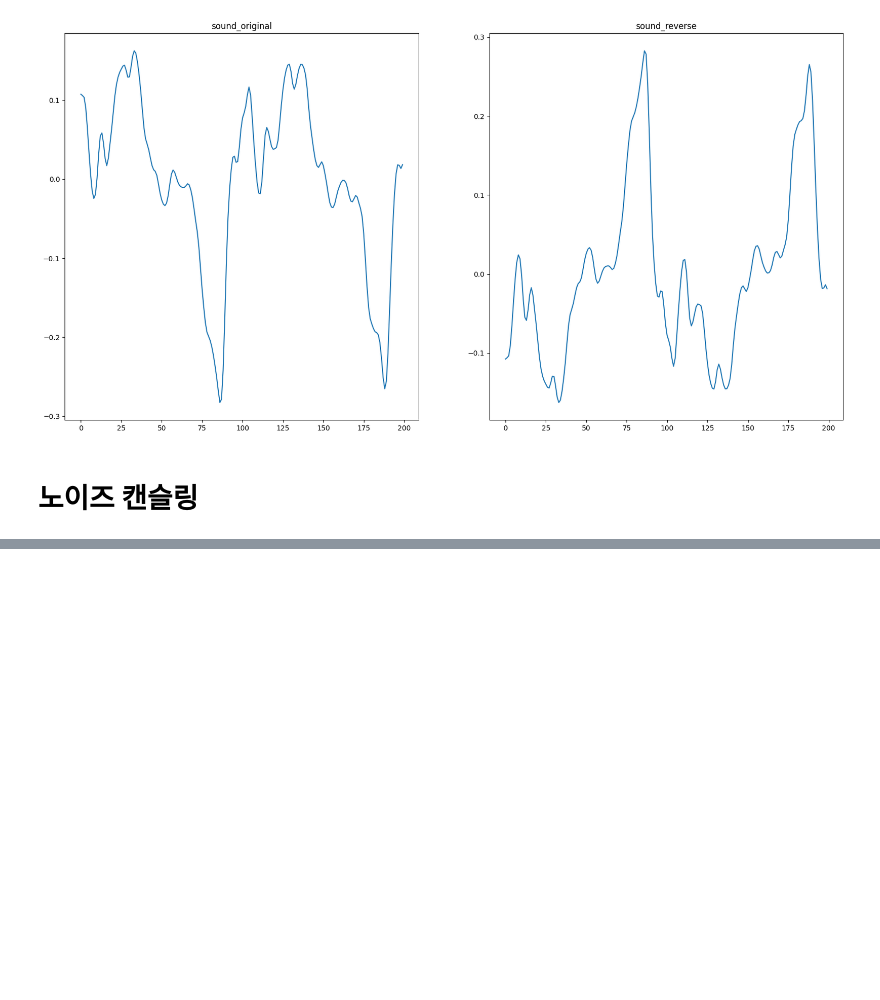
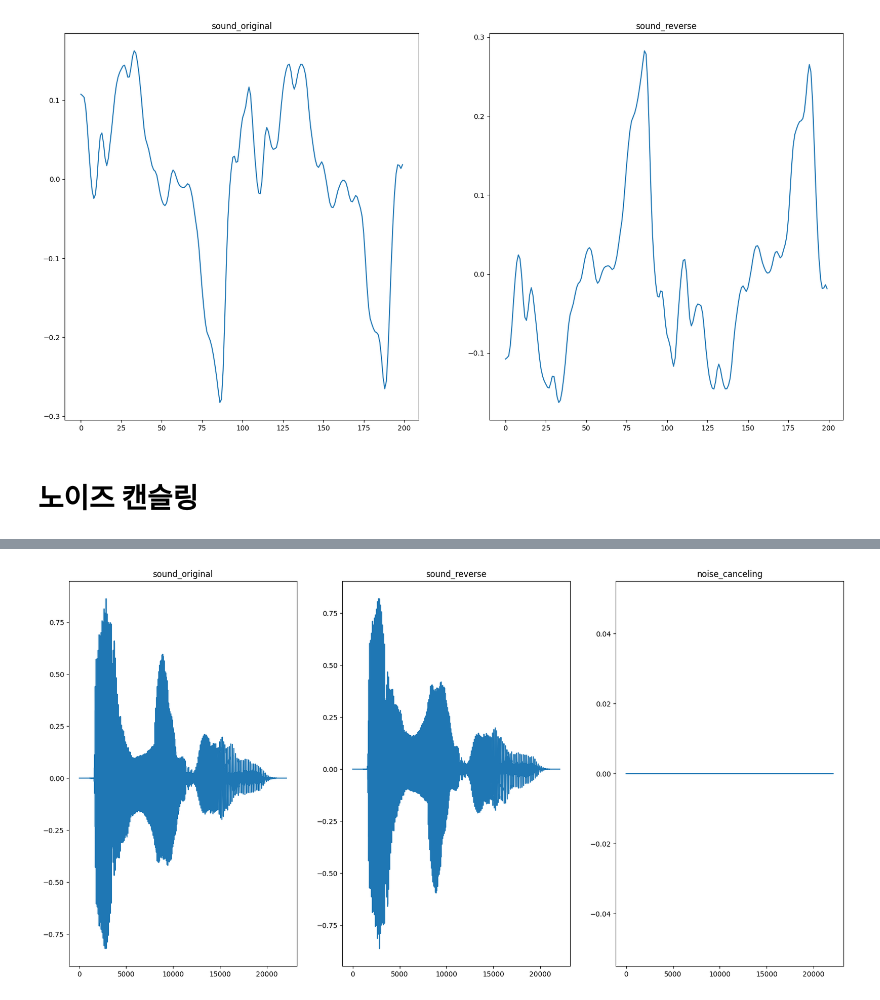
Before and after one commit to Gugo-le/PHY2-ANC, a Jupyter notebook: noise_canceling_research.ipynb, the cells around one changed output, grey strips where cells are left out. Saved outputs shown, nothing was run; the diff lists cells and outputs as text; code cells hidden in the pictures; blank space fills up the shorter version.

Commit message:
nc graph

```diff
--- a/noise_canceling_research.ipynb
+++ b/noise_canceling_research.ipynb
@@ -85,3 +83,19 @@ sf.write('output_reverse.wav', sound_reverse, sampling_rate)
 IPython.display.Audio(noise_canceling, rate = sampling_rate)
 # %% [output]
 [interactive output not drawn]
+# %%
+# 그래프 보기
+
+plt.figure(figsize = (20, 10))
+plt.subplot(1, 3, 1)
+plt.plot(range(len(sound)), sound)
+plt.title('sound_original')
+plt.subplot(1, 3, 2)
+plt.plot(range(len(sound_reverse)), sound_reverse)
+plt.title('sound_reverse')
+plt.subplot(1, 3, 3)
+plt.plot(range(len(noise_canceling)), noise_canceling)
+plt.title('noise_canceling')
+plt.show()
+# %% [output]
+[figure, added]
```
Also changed, not shown: parts of 1 cell of this notebook.
